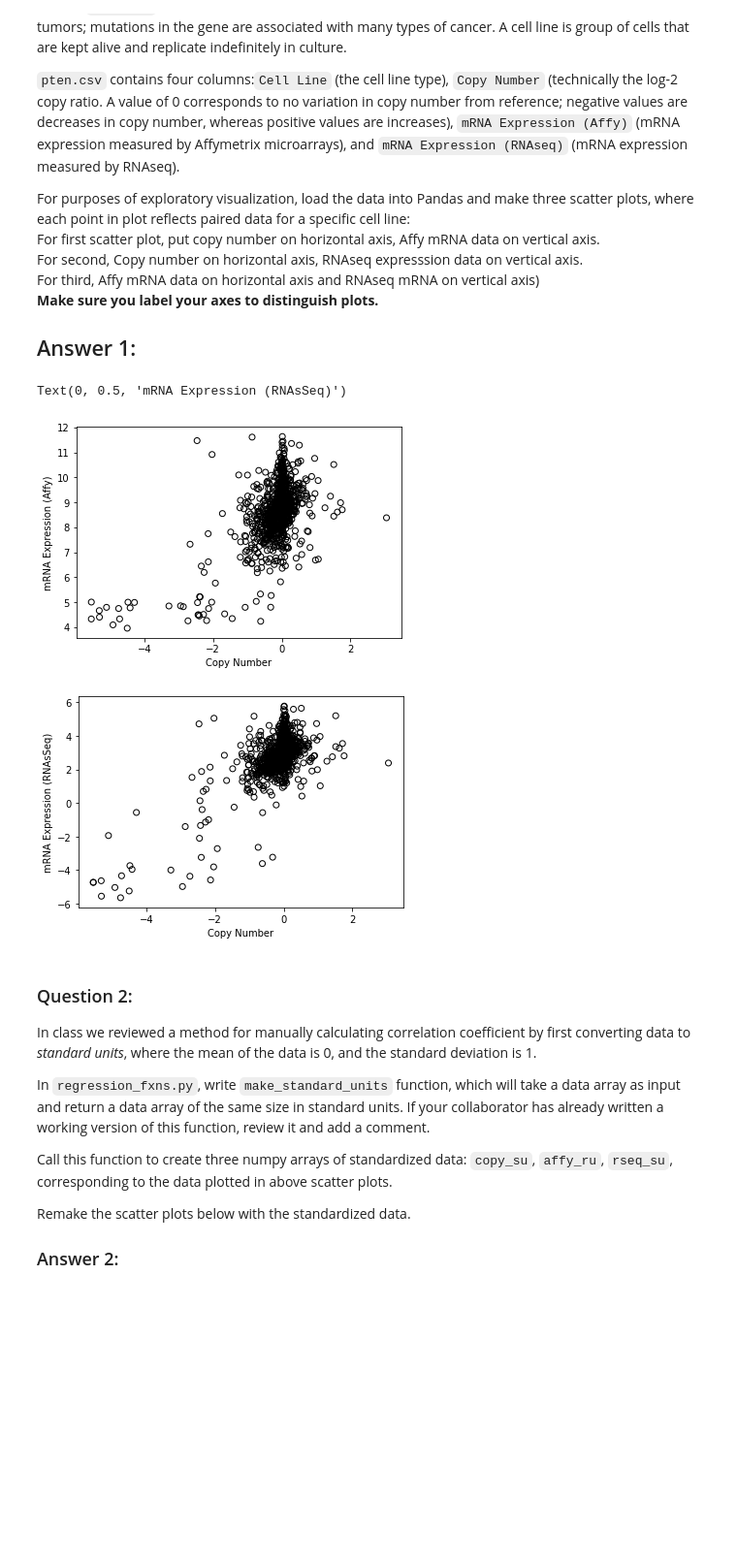
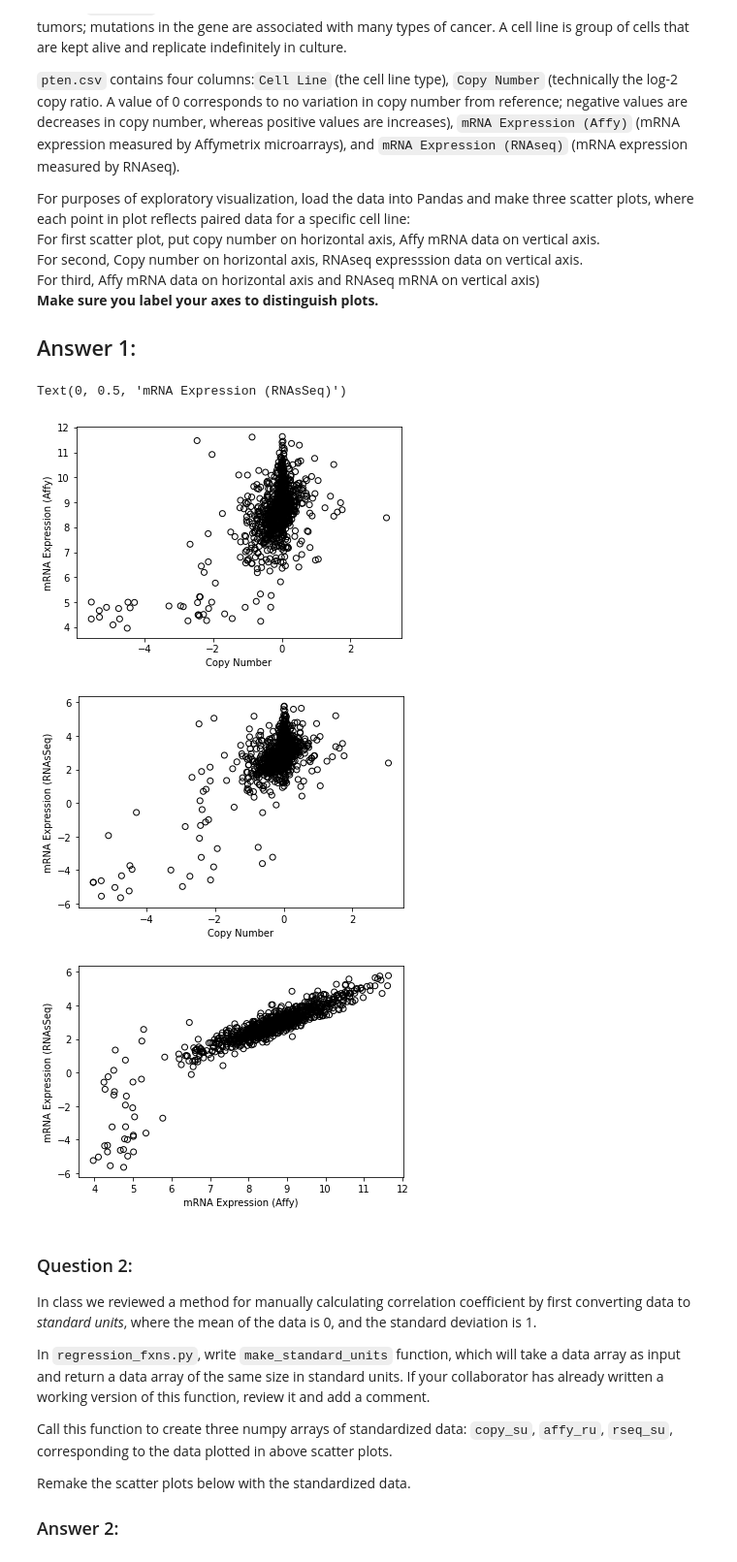
Before and after one commit to skylerhar1/Hw8-Skyler-riely-michael, a Jupyter notebook: hw08_michael.ipynb, the cells around one changed output. Shown at 97% size. Saved outputs shown, nothing was run; the diff lists cells and outputs as text; code cells hidden in the pictures; blank space fills up the shorter version.

```diff
--- a/hw08_michael.ipynb
+++ b/hw08_michael.ipynb
@@ -41,28 +41,29 @@ For purposes of exploratory visualization, load the data into Pandas and make th
 # %%
 import pandas as pd
 import matplotlib.pyplot as plt
 import numpy as np
 
 df = pd.read_csv('pten.csv')
 df.columns = ['cell_line','copy_number','affy','rnaseq']
 
 plt.scatter(df['copy_number'],df['affy'], facecolor = 'none',edgecolor = 'k')
 plt.xlabel('Copy Number')
 plt.ylabel('mRNA Expression (Affy)')
 
 plt.figure()
 plt.scatter(df['copy_number'],df['rnaseq'], facecolor = 'none',edgecolor = 'k')
 plt.xlabel('Copy Number')
 plt.ylabel('mRNA Expression (RNAsSeq)')
 
 plt.figure()
 plt.scatter(df['affy'],df['rnaseq'], facecolor = 'none',edgecolor = 'k')
-plt.xlabel('Copy Number')
+plt.xlabel('mRNA Expression (Affy)')
 plt.ylabel('mRNA Expression (RNAsSeq)')
 # %% [output]
 Text(0, 0.5, 'mRNA Expression (RNAsSeq)')
 [figure]
 [figure]
+[figure, added]
 # %% [markdown]
 ### Question 2:
 In class we reviewed a method for manually calculating correlation coefficient by first converting data to *standard units*, where the mean of the data is 0, and the standard deviation is 1.
```
Also changed, not shown: parts of 2 cells of this notebook.
